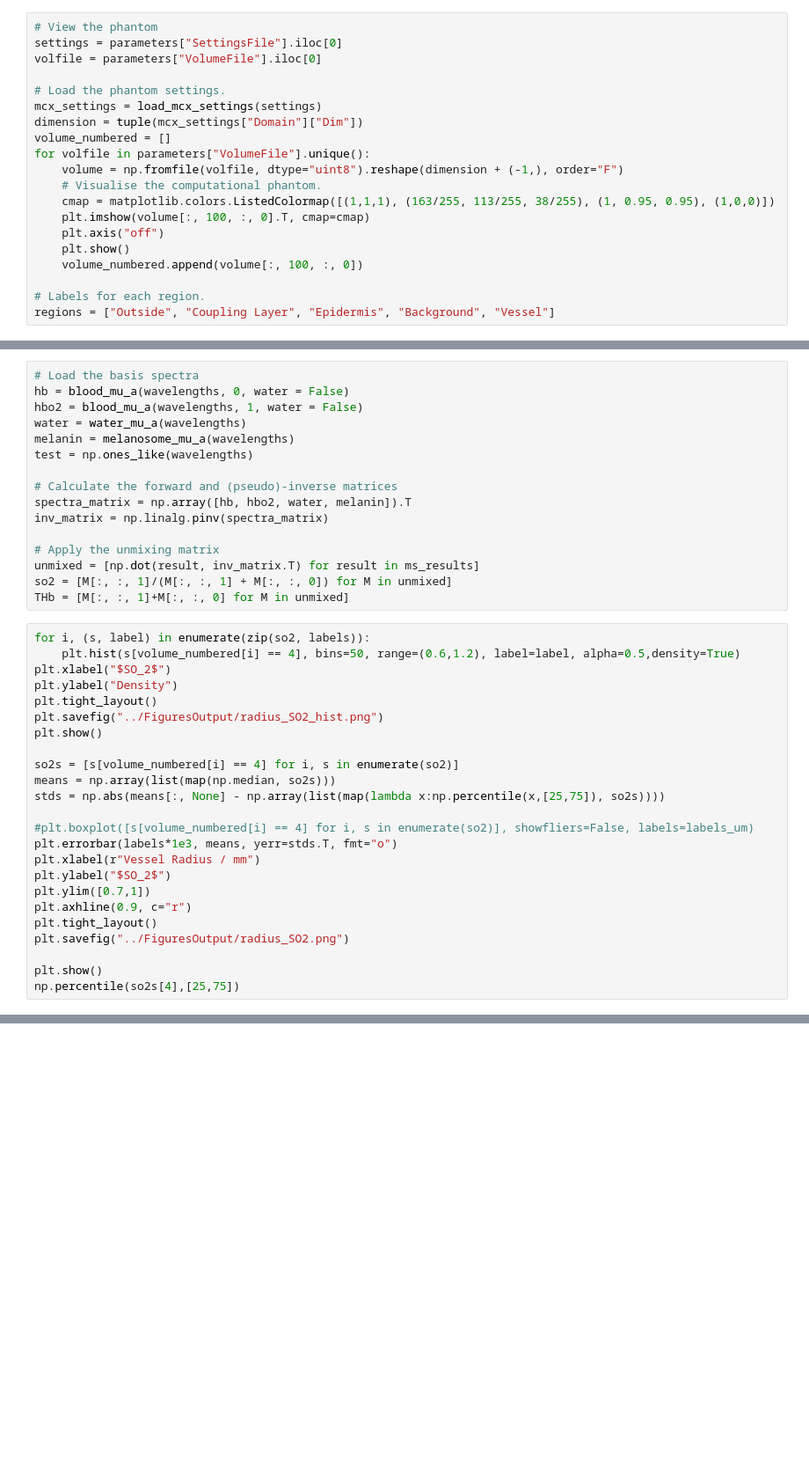
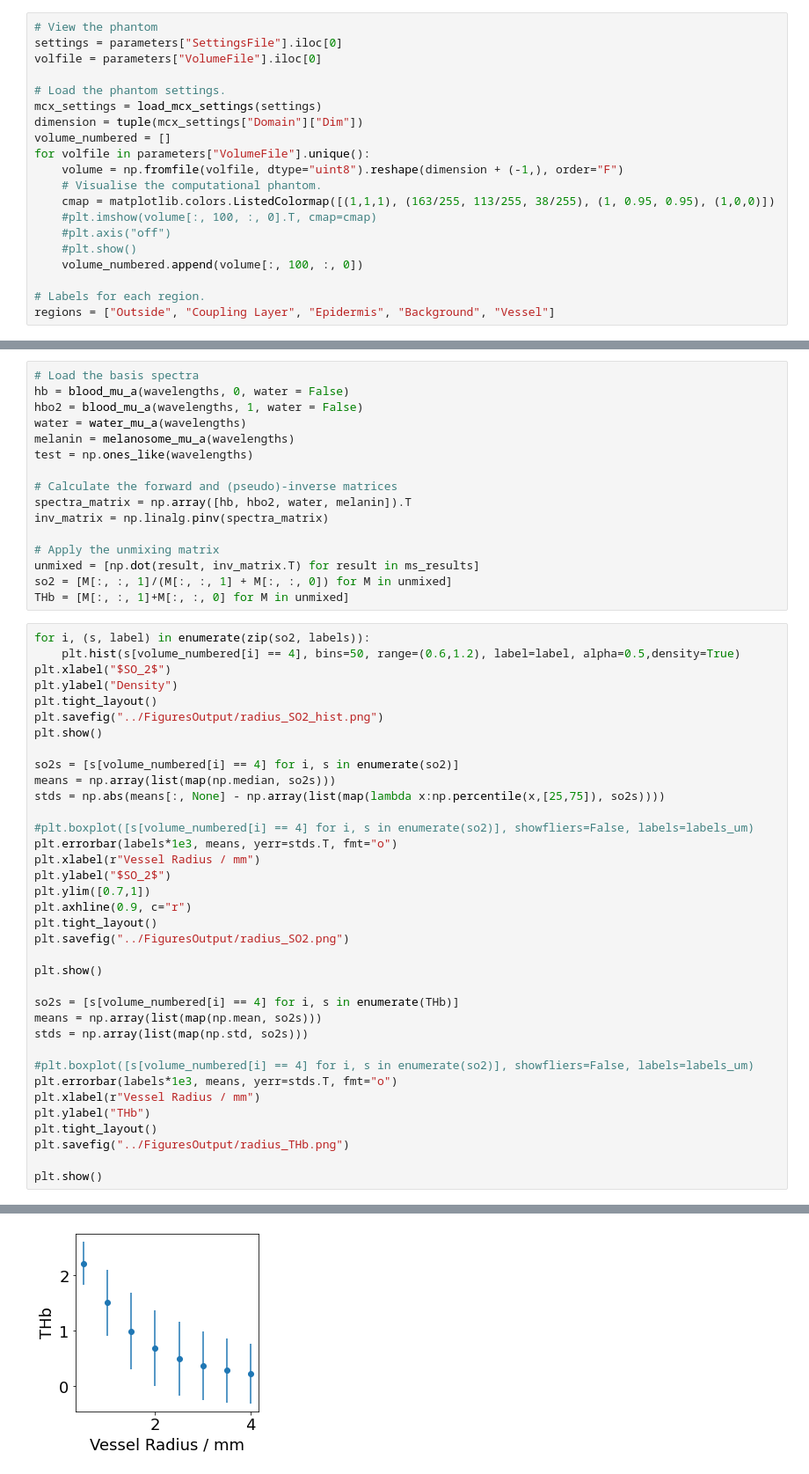
Before and after one commit to tomelse/SkinPhantomSimulations, a Jupyter notebook: Exp4/Vessel Radius Analysis.ipynb, the cells around one changed output, grey strips where cells are left out. Shown: that part at 88% size. Saved outputs shown, nothing was run; the diff lists cells and outputs as text; blank space fills up the shorter version.

```diff
--- a/Exp4/Vessel Radius Analysis.ipynb
+++ b/Exp4/Vessel Radius Analysis.ipynb
@@ -45,9 +45,9 @@ for volfile in parameters["VolumeFile"].unique():
     volume = np.fromfile(volfile, dtype="uint8").reshape(dimension + (-1,), order="F")
     # Visualise the computational phantom.
     cmap = matplotlib.colors.ListedColormap([(1,1,1), (163/255, 113/255, 38/255), (1, 0.95, 0.95), (1,0,0)])
-    plt.imshow(volume[:, 100, :, 0].T, cmap=cmap)
-    plt.axis("off")
-    plt.show()
+    #plt.imshow(volume[:, 100, :, 0].T, cmap=cmap)
+    #plt.axis("off")
+    #plt.show()
     volume_numbered.append(volume[:, 100, :, 0])
 
 # Labels for each region.
@@ -157,7 +148,19 @@ plt.tight_layout()
 plt.savefig("../FiguresOutput/radius_SO2.png")
 
 plt.show()
-np.percentile(so2s[4],[25,75])
+
+so2s = [s[volume_numbered[i] == 4] for i, s in enumerate(THb)]
+means = np.array(list(map(np.mean, so2s)))
+stds = np.array(list(map(np.std, so2s)))
+
+#plt.boxplot([s[volume_numbered[i] == 4] for i, s in enumerate(so2)], showfliers=False, labels=labels_um)
+plt.errorbar(labels*1e3, means, yerr=stds.T, fmt="o")
+plt.xlabel(r"Vessel Radius / mm")
+plt.ylabel("THb")
+plt.tight_layout()
+plt.savefig("../FiguresOutput/radius_THb.png")
+
+plt.show()
 # %% [output]
 [figure]
 [figure]
@@ -165,3 +167,4 @@ array([0.8128349 , 0.92524578])
+[figure, added]
 # %%
 n=4
 plt.imshow(THb[n] * (volume_numbered[n]==4))
```
Also changed, not shown: parts of 4 cells of this notebook, 9 other files.
